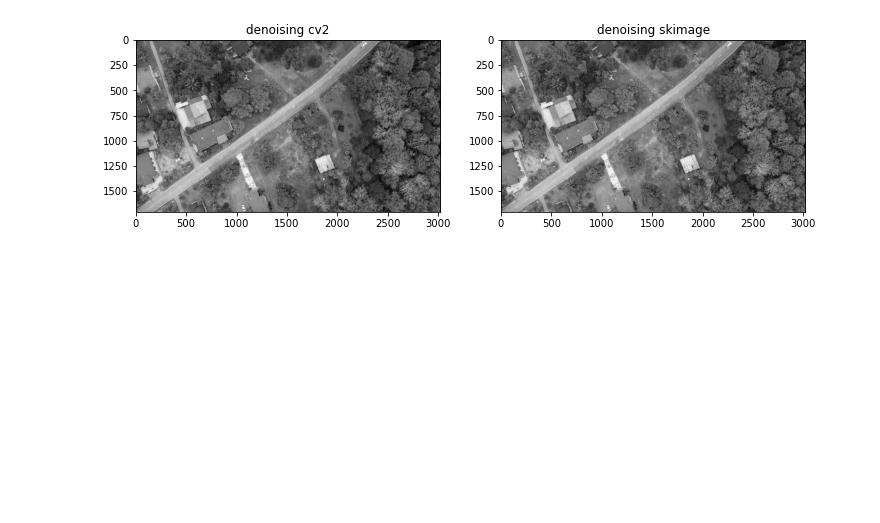
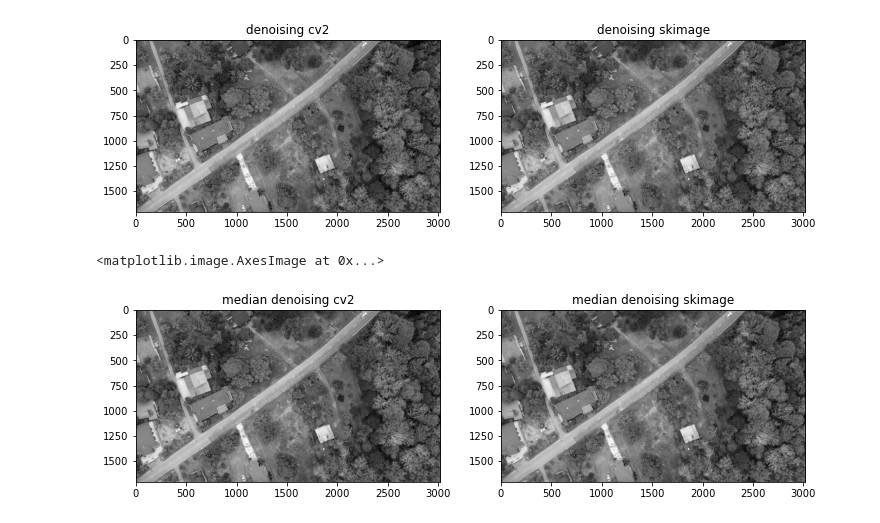
Before and after one commit to jolous/image_processing, a Jupyter notebook: 13. denoising/denoising.ipynb, the cells around one changed output. Cells and saved outputs as stored; diff of their text form; code cells hidden in the pictures; blank space fills up the shorter version.

Commit message:
noise reduction

```diff
--- a/13. denoising/denoising.ipynb
+++ b/13. denoising/denoising.ipynb
@@ -25,3 +25,28 @@ plt.imshow(gaussian_using_skimage, cmap='gray')
 # %% [output]
 <matplotlib.image.AxesImage at 0x...>
 [figure]
+# %%
+# better noise reduction - median
+from skimage.filters import median
+from skimage.morphology import disk
+
+# cv2 - needs 8 bit, not float
+img = cv2.imread('../sample/1.png', 0)
+
+# median using cv2
+median_img_cv2 = cv2.medianBlur(img, 3)
+# median using skiamge - kernel size 3
+median_using_skimage = median(img, disk(3), mode='constant', cval=0.0)
+
+plt.figure(figsize=(12,6))
+
+plt.subplot(121) # 1 row 2 columns
+plt.title('median denoising cv2')
+plt.imshow(median_img_cv2, cmap='gray')
+
+plt.subplot(122)
+plt.title('median denoising skimage')
+plt.imshow(median_using_skimage, cmap='gray')
+# %% [output]
+<matplotlib.image.AxesImage at 0x...>
+[figure, added]
```
Also changed, not shown: parts of 5 cells of this notebook.
